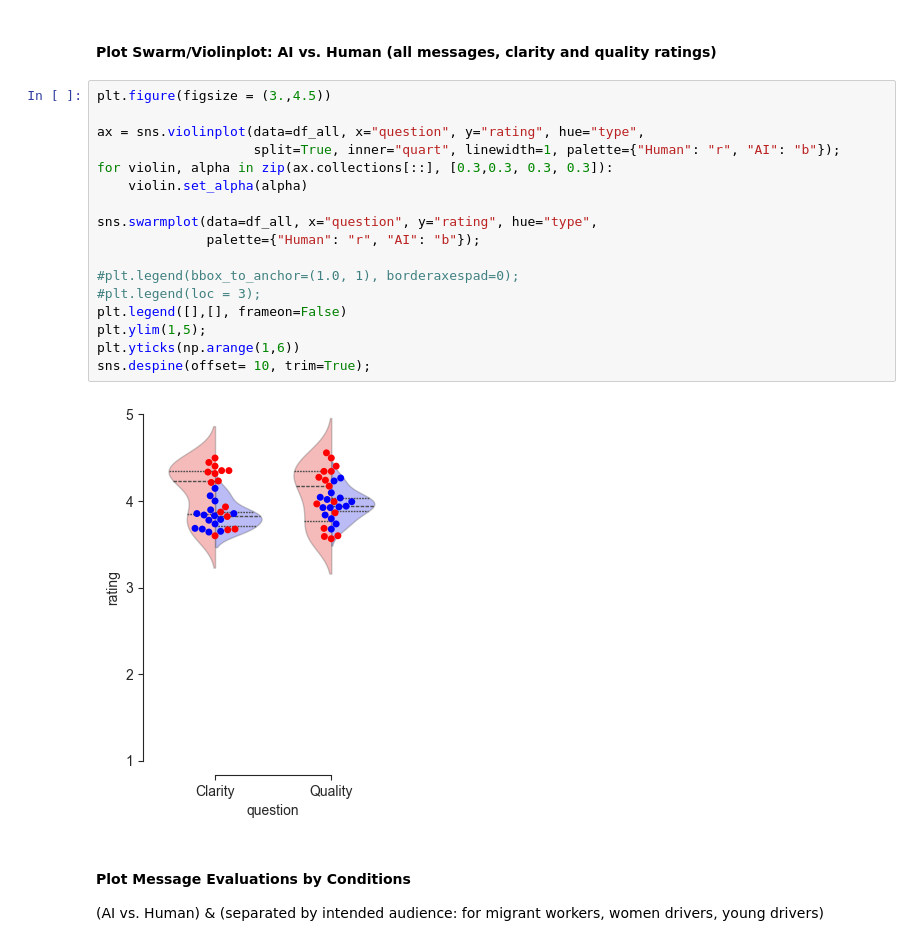
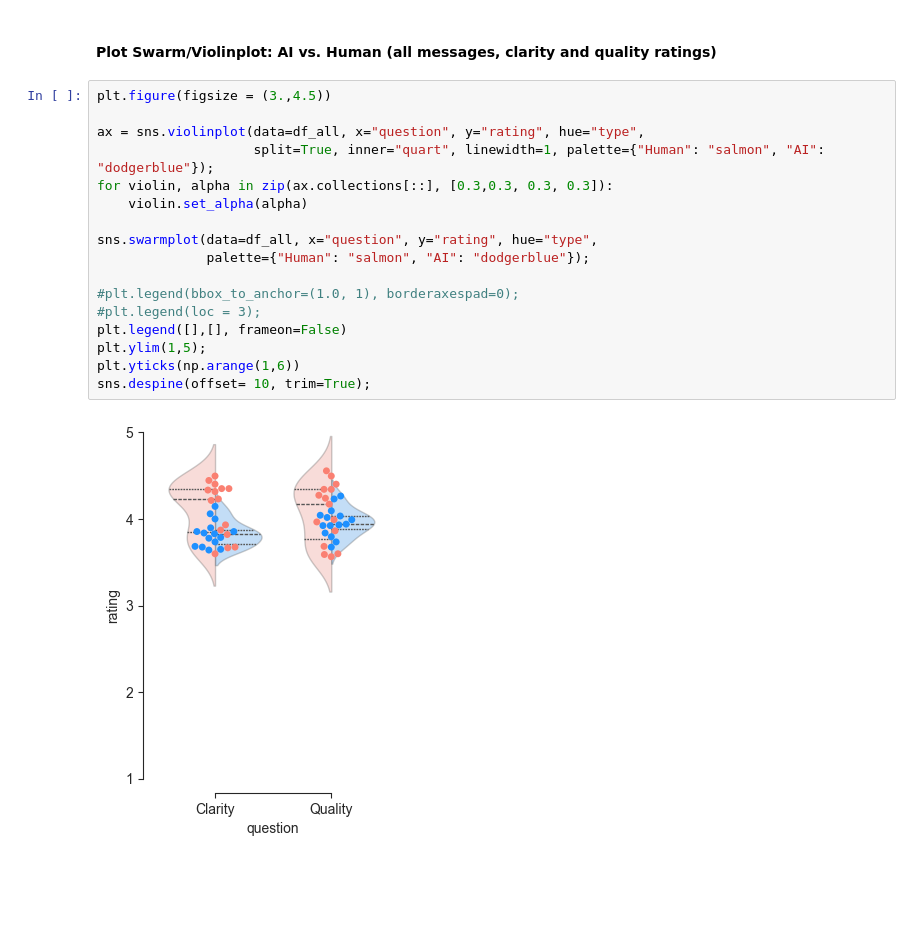
Before and after one commit to nomcomm/uae_billboard_ai, a Jupyter notebook: scripts/01_human_evaluation_analyses/01_MessageEvaluationsAnalysis.ipynb, the cells around one changed output. Saved outputs shown, nothing was run; the diff lists cells and outputs as text; blank space fills up the shorter version.

```diff
--- a/scripts/01_human_evaluation_analyses/01_MessageEvaluationsAnalysis.ipynb
+++ b/scripts/01_human_evaluation_analyses/01_MessageEvaluationsAnalysis.ipynb
@@ -157,22 +151,19 @@ df_all.groupby(['type','question']).std(ddof = 1, numeric_only = True)
 # %%
 plt.figure(figsize = (3.,4.5))
 
 ax = sns.violinplot(data=df_all, x="question", y="rating", hue="type",
-                    split=True, inner="quart", linewidth=1, palette={"Human": "r", "AI": "b"});
+                    split=True, inner="quart", linewidth=1, palette={"Human": "salmon", "AI": "dodgerblue"});
 for violin, alpha in zip(ax.collections[::], [0.3,0.3, 0.3, 0.3]):
     violin.set_alpha(alpha)
 
 sns.swarmplot(data=df_all, x="question", y="rating", hue="type",
-              palette={"Human": "r", "AI": "b"});
+              palette={"Human": "salmon", "AI": "dodgerblue"});
 
 #plt.legend(bbox_to_anchor=(1.0, 1), borderaxespad=0);
 #plt.legend(loc = 3);
 plt.legend([],[], frameon=False)
 plt.ylim(1,5);
 plt.yticks(np.arange(1,6))
 sns.despine(offset= 10, trim=True);
 # %% [output]
-[figure, old version]
+[figure, new version]
-# %% [markdown]
-#### Plot Message Evaluations by Conditions
-(AI vs. Human) & (separated by intended audience: for migrant workers, women drivers, young drivers)
```
Also changed, not shown: parts of 17 cells of this notebook, 2 other files.
